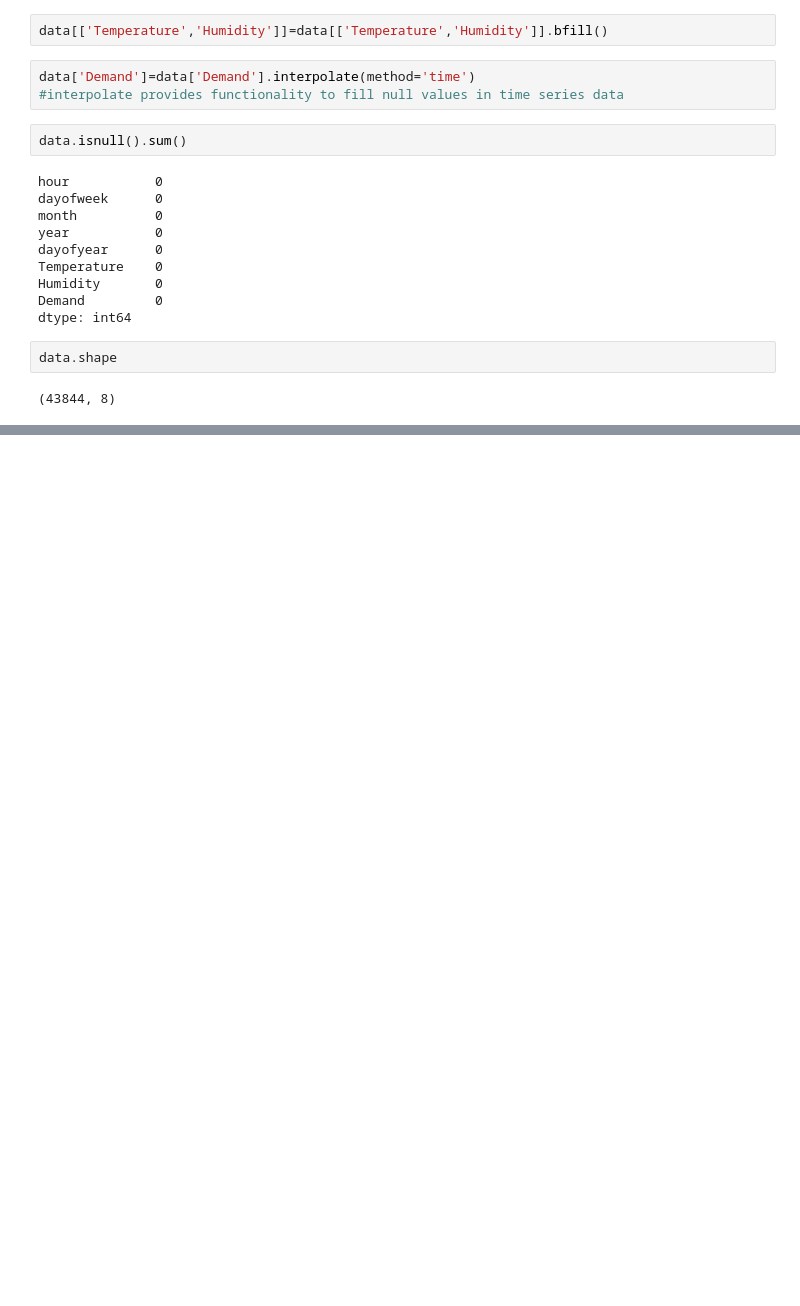
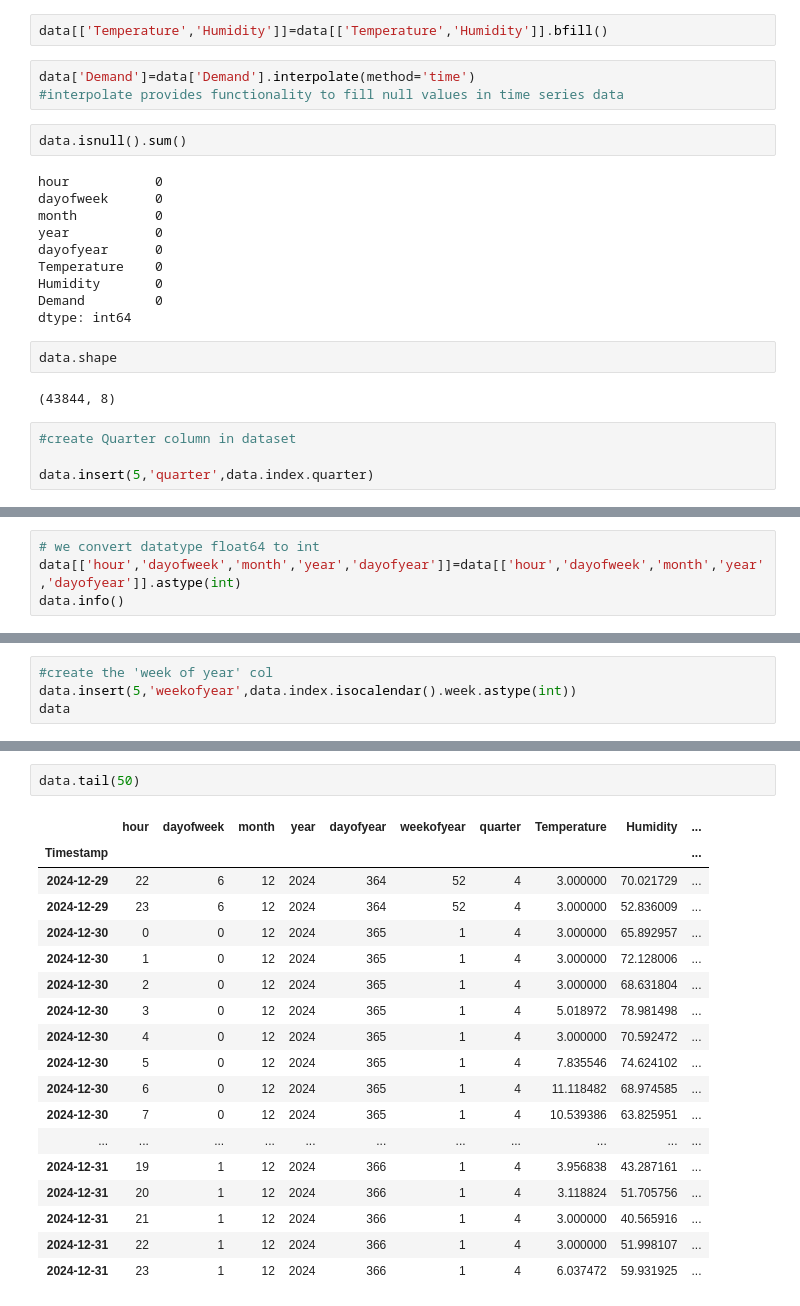
Before and after one commit to VANSHPAR/Electricity_Demand_Prediction, a Jupyter notebook: project.ipynb, the cells around one changed output, grey strips where cells are left out. Drawn from its saved outputs; the diff is of its cells as text; blank space fills up the shorter version.

```diff
--- a/project.ipynb
+++ b/project.ipynb
@@ -185,3 +185,7 @@ dtype: int64
 data.shape
 # %% [output]
 (43844, 8)
+# %%
+#create Quarter column in dataset
+
+data.insert(5,'quarter',data.index.quarter)
@@ -187,0 +228,4 @@ data.shape
+# %%
+# we convert datatype float64 to int
+data[['hour','dayofweek','month','year','dayofyear']]=data[['hour','dayofweek','month','year','dayofyear']].astype(int)
+data.info()
@@ -187,0 +249,4 @@ data.shape
+# %%
+#create the 'week of year' col
+data.insert(5,'weekofyear',data.index.isocalendar().week.astype(int))
+data
@@ -187,0 +268,21 @@ data.shape
+# %%
+data.tail(50)
+# %% [output]
+|  | hour | dayofweek | month | year | dayofyear | weekofyear | quarter | Temperature | Humidity | ... |
+| Timestamp |  |  |  |  |  |  |  |  |  | ... |
+| 2024-12-29 | 22 | 6 | 12 | 2024 | 364 | 52 | 4 | 3.000000 | 70.021729 | ... |
+| 2024-12-29 | 23 | 6 | 12 | 2024 | 364 | 52 | 4 | 3.000000 | 52.836009 | ... |
+| 2024-12-30 | 0 | 0 | 12 | 2024 | 365 | 1 | 4 | 3.000000 | 65.892957 | ... |
+| 2024-12-30 | 1 | 0 | 12 | 2024 | 365 | 1 | 4 | 3.000000 | 72.128006 | ... |
+| 2024-12-30 | 2 | 0 | 12 | 2024 | 365 | 1 | 4 | 3.000000 | 68.631804 | ... |
+| 2024-12-30 | 3 | 0 | 12 | 2024 | 365 | 1 | 4 | 5.018972 | 78.981498 | ... |
+| 2024-12-30 | 4 | 0 | 12 | 2024 | 365 | 1 | 4 | 3.000000 | 70.592472 | ... |
+| 2024-12-30 | 5 | 0 | 12 | 2024 | 365 | 1 | 4 | 7.835546 | 74.624102 | ... |
+| 2024-12-30 | 6 | 0 | 12 | 2024 | 365 | 1 | 4 | 11.118482 | 68.974585 | ... |
+| 2024-12-30 | 7 | 0 | 12 | 2024 | 365 | 1 | 4 | 10.539386 | 63.825951 | ... |
+| ... | ... | ... | ... | ... | ... | ... | ... | ... | ... | ... |
+| 2024-12-31 | 19 | 1 | 12 | 2024 | 366 | 1 | 4 | 3.956838 | 43.287161 | ... |
+| 2024-12-31 | 20 | 1 | 12 | 2024 | 366 | 1 | 4 | 3.118824 | 51.705756 | ... |
+| 2024-12-31 | 21 | 1 | 12 | 2024 | 366 | 1 | 4 | 3.000000 | 40.565916 | ... |
+| 2024-12-31 | 22 | 1 | 12 | 2024 | 366 | 1 | 4 | 3.000000 | 51.998107 | ... |
+| 2024-12-31 | 23 | 1 | 12 | 2024 | 366 | 1 | 4 | 6.037472 | 59.931925 | ... |
```
Also changed, not shown: parts of 16 cells of this notebook.
